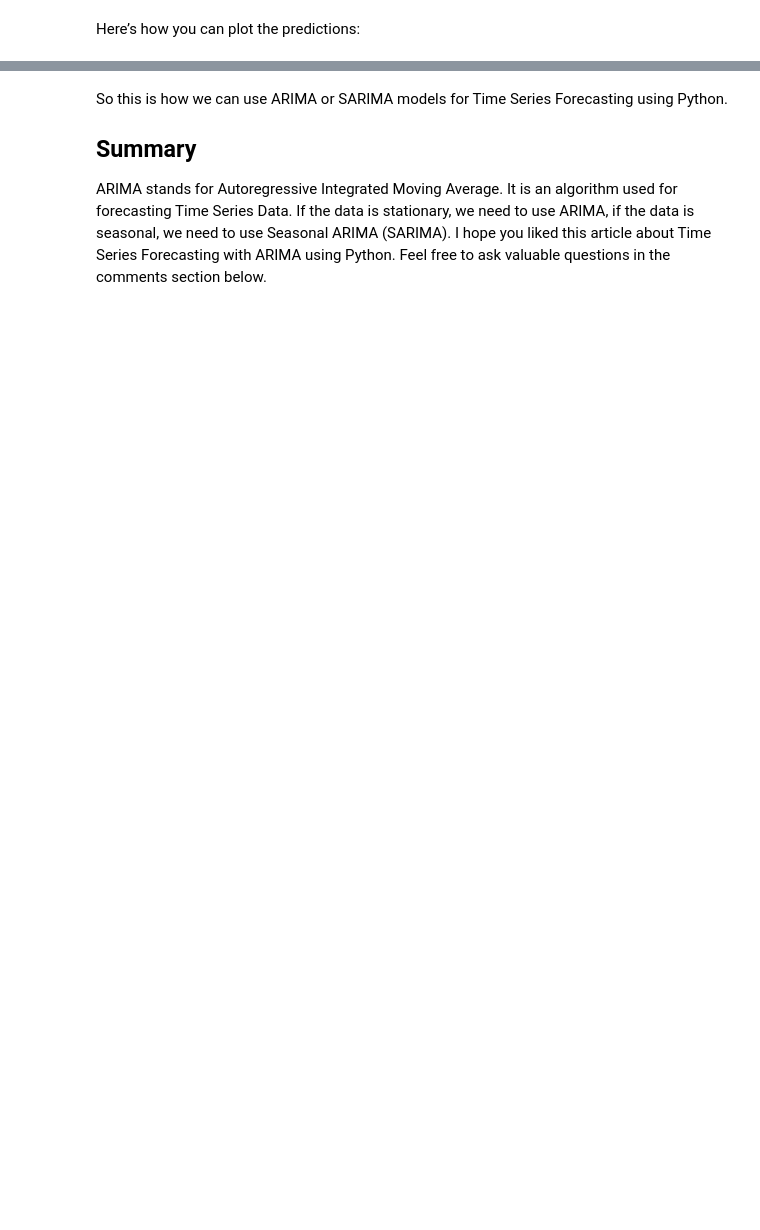
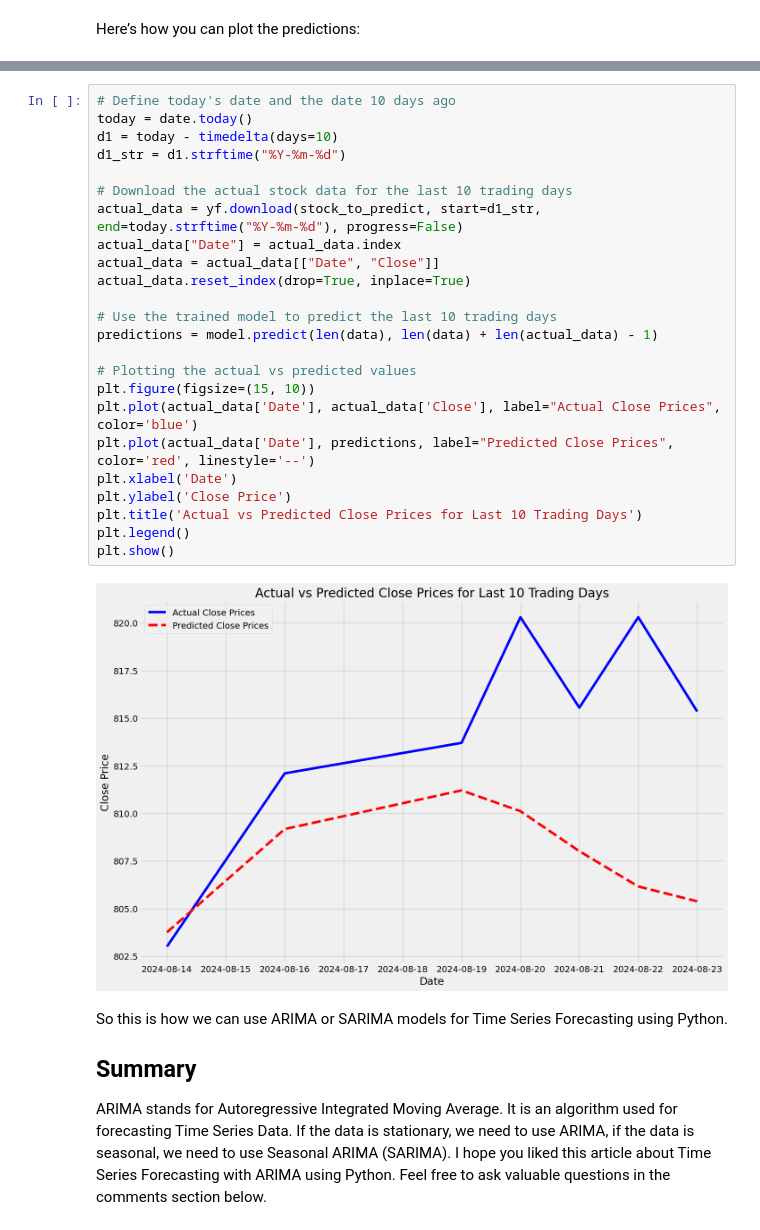
Before and after one commit to Upeshjeengar/Stock-Price-Prediction, a Jupyter notebook: Stock_Price_Prediction_with_ARIMA.ipynb, the cells around one changed output, grey strips where cells are left out. Cells and saved outputs as stored; diff of their text form; blank space fills up the shorter version.

```diff
--- a/Stock_Price_Prediction_with_ARIMA.ipynb
+++ b/Stock_Price_Prediction_with_ARIMA.ipynb
@@ -213,3 +218,29 @@ predictions.plot(legend=True, label="Predictions")
+# %%
+# Define today's date and the date 10 days ago
+today = date.today()
+d1 = today - timedelta(days=10)
+d1_str = d1.strftime("%Y-%m-%d")
+
+# Download the actual stock data for the last 10 trading days
+actual_data = yf.download(stock_to_predict, start=d1_str, end=today.strftime("%Y-%m-%d"), progress=False)
+actual_data["Date"] = actual_data.index
+actual_data = actual_data[["Date", "Close"]]
+actual_data.reset_index(drop=True, inplace=True)
+
+# Use the trained model to predict the last 10 trading days
+predictions = model.predict(len(data), len(data) + len(actual_data) - 1)
+
+# Plotting the actual vs predicted values
+plt.figure(figsize=(15, 10))
+plt.plot(actual_data['Date'], actual_data['Close'], label="Actual Close Prices", color='blue')
+plt.plot(actual_data['Date'], predictions, label="Predicted Close Prices", color='red', linestyle='--')
+plt.xlabel('Date')
+plt.ylabel('Close Price')
+plt.title('Actual vs Predicted Close Prices for Last 10 Trading Days')
+plt.legend()
+plt.show()
+# %% [output]
+[figure, added]
 # %% [markdown]
 So this is how we can use ARIMA or SARIMA models for Time Series Forecasting using Python.
 
```
Also changed, not shown: parts of 13 cells of this notebook.
